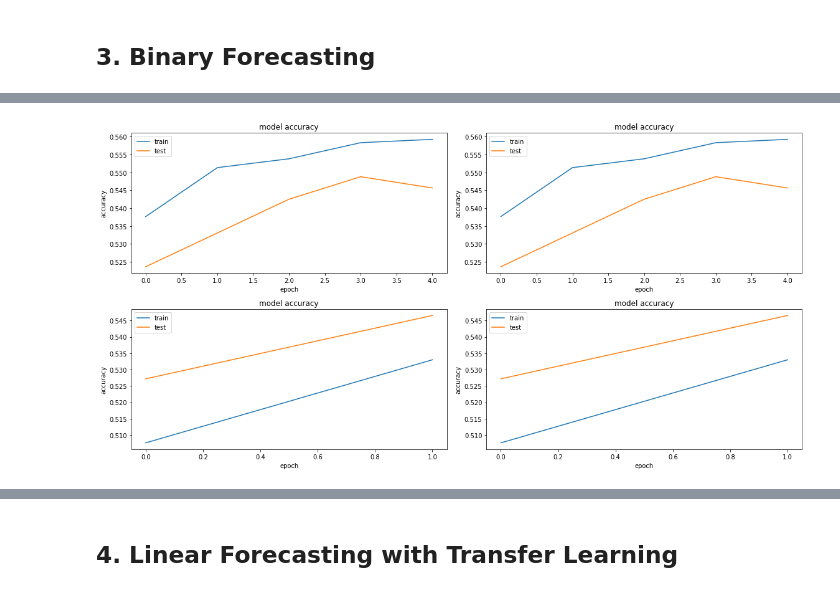
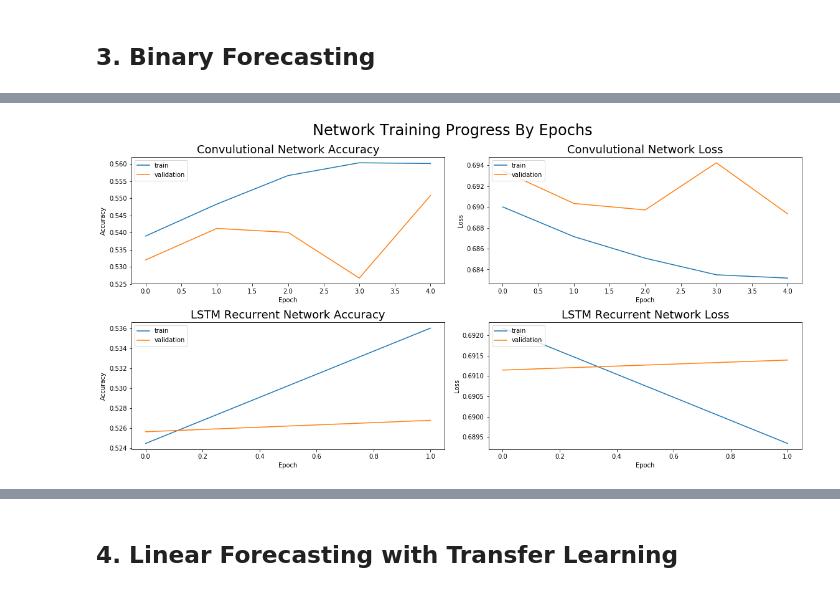
Before and after one commit to Jaskaran23/733Project, a Jupyter notebook: CryptViz/Deep Forecasting - Predicting Cryptocurrency Prices with CNN, LSTM, and Transfer Learning.ipynb, the cells around one changed output, grey strips where cells are left out. Saved outputs shown, nothing was run; the diff lists cells and outputs as text; code cells hidden in the pictures.

Commit message:
Plotting.

```diff
--- a/CryptViz/Deep Forecasting - Predicting Cryptocurrency Prices with CNN, LSTM, and Transfer Learning.ipynb
+++ b/CryptViz/Deep Forecasting - Predicting Cryptocurrency Prices with CNN, LSTM, and Transfer Learning.ipynb
@@ -63,7 +66,7 @@ TEST_DAYS = 30 # Number of most recent days to withold from the training set for
 # %% [markdown]
 ## 1. Data Acquisition and Cleaning
 # %%
-def compile_samples(coins, DAYS_BLK, TARGETS):
+def compile_samples(coins, DAYS_BLK, TARGETS, TEST_DAYS):
     # Compile a list of training examples, accompanied by target values for future prices
     train_samples = []
     for coin in tqdm.tqdm(coins):
@@ -113,7 +116,7 @@ coins = cmk.coins()
 # Cache samples because compiling them is timely
 RECOMPILE_SAMPLES = False
 if RECOMPILE_SAMPLES:
-    samples = compile_samples(coins, DAYS_BLK, TARGETS)
+    samples = compile_samples(coins, DAYS_BLK, TARGETS, TEST_DAYS)
     pickle.dump(samples, open( "dataset.pickle", "wb" ) )
 else:
     try:
@@ -189,7 +198,7 @@ y = [target[0] for target in y]
 # convert target to boolean. 0 means price went down, 1 means price went up
 y = [int(target>1) for target in y]
 # %%
-CNN_model = build_CNN()
+CNN_model = build_CNN(**binary_kwargs)
 CNN_history = CNN_model.fit(np.array(X), np.array(y), epochs=5, batch_size=32, validation_split=0.2)
 # %% [output]
 Train on 27940 samples, validate on 6986 samples
@@ -206,5 +215,5 @@ Epoch 5/5
 # %%
-LSTM_model = build_LSTM()
+LSTM_model = build_LSTM(**binary_kwargs)
 LSTM_history = LSTM_model.fit(np.array(X), np.array(y), epochs=2, batch_size=32, validation_split=0.2)
 # %% [output]
 Train on 27940 samples, validate on 6986 samples
@@ -215,16 +224,19 @@ Epoch 2/2
 # %%
 plt.figure(figsize=(16,8))
-model_titles = ['Convulutional Network', 'LSTM']
-for row, history in enumerate([CNN_history, LSTM_history]):
-    for col, metric in enumerate(['acc', 'loss']):
+plt.suptitle("Network Training Progress By Epochs", fontsize=24)
+
+model_titles = ['Convulutional Network', 'LSTM Recurrent Network']
+metric_titles = {'acc':'Accuracy', 'loss':'Loss'}
+for col, metric in enumerate(['acc', 'loss']):
+    for row, history in enumerate([CNN_history, LSTM_history]):
             ax = plt.subplot(2,2,(row)*2 + (col+1))
             plt.plot(history.history[metric])
             plt.plot(history.history['val_' + metric])
-            plt.title(models[row] + metric)
-            plt.ylabel('accuracy')
-            plt.xlabel('epoch')
-            plt.legend(['train', 'test'], loc='upper left')
-#             plt.show()
-plt.tight_layout()
+            plt.title(model_titles[row] + " " + metric_titles[metric], fontsize=18)
+            plt.ylabel(metric_titles[metric])
+            plt.xlabel('Epoch')
+            plt.legend(['train', 'validation'], loc='upper left')
+# Fix subplot and title allignment
+plt.tight_layout(rect=[0, 0, 1, 0.94])
 # %% [output]
-[figure, old version]
+[figure, new version]
```
Also changed, not shown: parts of 9 cells of this notebook.
